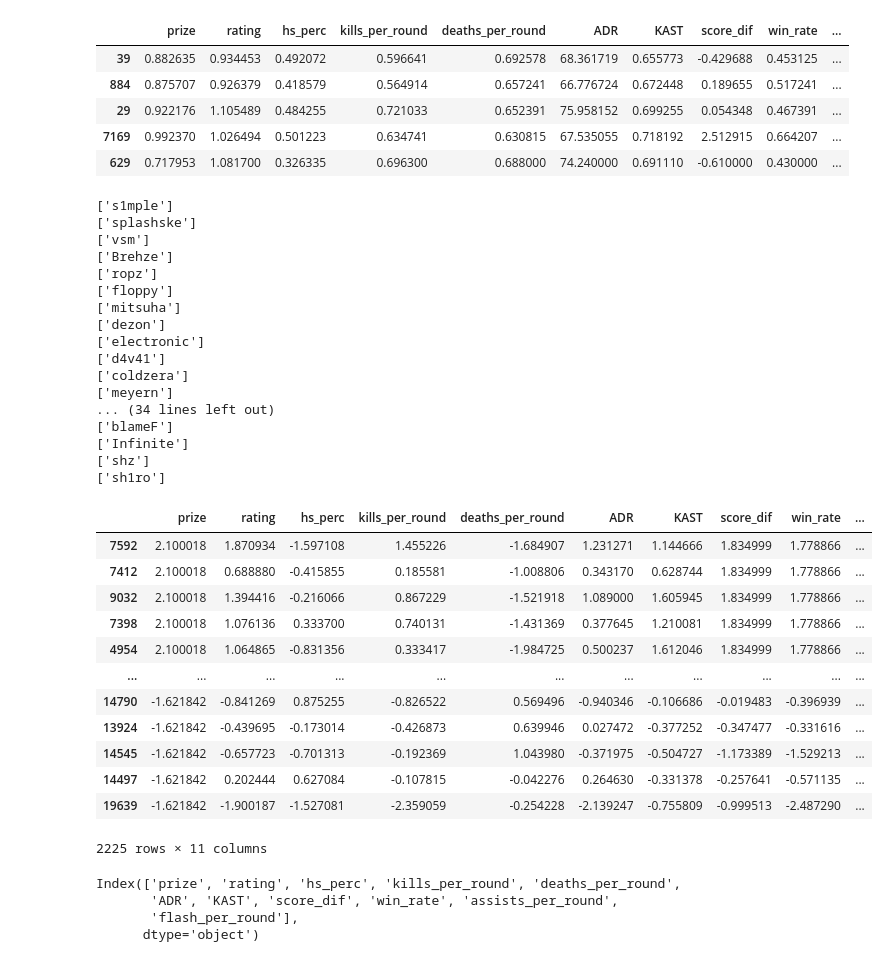
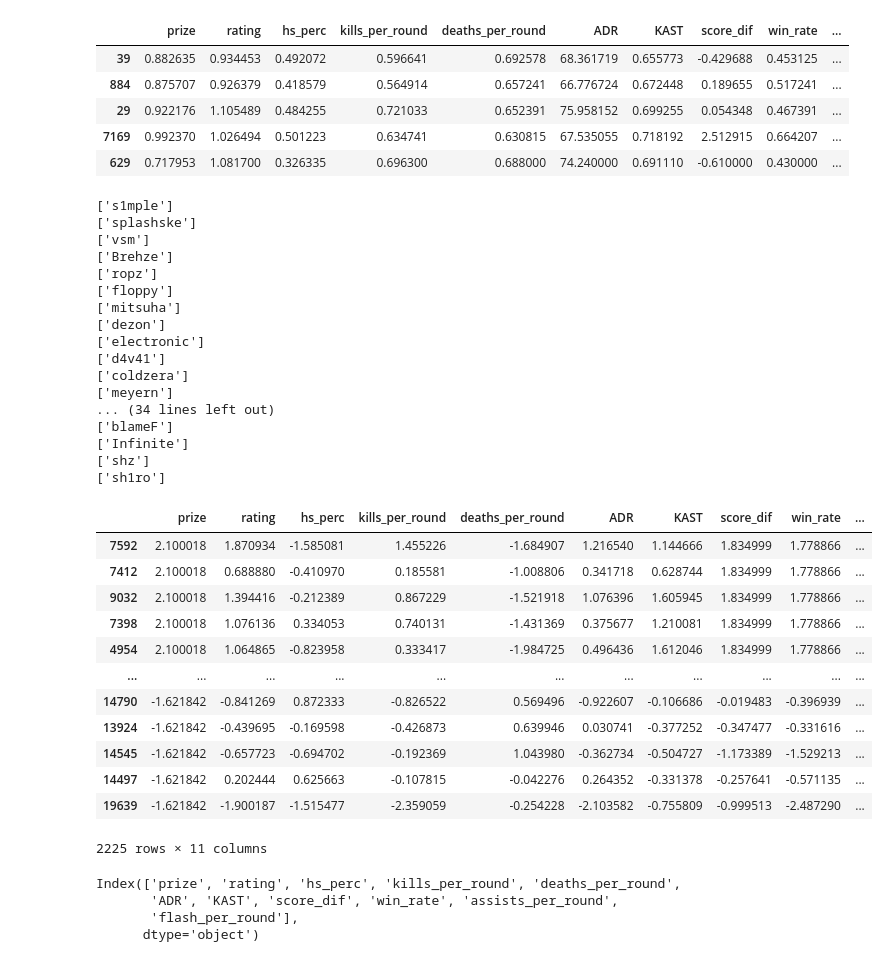
Before and after one commit to emmanuel-garza/insight-csgo, a Jupyter notebook: similarity_score.ipynb, the cells around one changed output. Cells and saved outputs as stored; diff of their text form; code cells hidden in the pictures.

```diff
--- a/similarity_score.ipynb
+++ b/similarity_score.ipynb
@@ -82,6 +82,7 @@ df.head()
 player_id = 7998
 
 df = pd.DataFrame.from_dict(player_aux,orient='index')
+df = df.fillna(0)
 
 #df = df.drop(['win_rate','score_dif','KAST','assists_per_round','flash_per_round'],axis=1)
 # df = df.drop(['flash_per_round'],axis=1)
@@ -103,44 +104,44 @@ for column in df:
 
 df_dist = df_dist.sort_values('dist',ascending=True)
 
 #df_dist = df_dist.head(n=20).sort_values('prize',ascending=True)
 
 for player_id in df_dist.index[:50]:
     print( dict_player[player_id].player_name.unique() )
 
 
 df_aux = df[ df.index.isin( df_dist.index.values ) ]
 df_aux.sort_values('prize',ascending=False)
 # %% [output]
 ['s1mple']
 ['splashske']
 ['vsm']
 ['Brehze']
 ['ropz']
 ['floppy']
 ['mitsuha']
 ['dezon']
 ['electronic']
 ['d4v41']
 ['coldzera']
 ['meyern']
 ... (34 lines left out)
 ['blameF']
 ['Infinite']
 ['shz']
 ['sh1ro']
 |  | prize | rating | hs_perc | kills_per_round | deaths_per_round | ADR | KAST | score_dif | win_rate | ... |
-| 7592 | 2.100018 | 1.870934 | -1.597108 | 1.455226 | -1.684907 | 1.231271 | 1.144666 | 1.834999 | 1.778866 | ... |
-| 7412 | 2.100018 | 0.688880 | -0.415855 | 0.185581 | -1.008806 | 0.343170 | 0.628744 | 1.834999 | 1.778866 | ... |
-| 9032 | 2.100018 | 1.394416 | -0.216066 | 0.867229 | -1.521918 | 1.089000 | 1.605945 | 1.834999 | 1.778866 | ... |
-| 7398 | 2.100018 | 1.076136 | 0.333700 | 0.740131 | -1.431369 | 0.377645 | 1.210081 | 1.834999 | 1.778866 | ... |
-| 4954 | 2.100018 | 1.064865 | -0.831356 | 0.333417 | -1.984725 | 0.500237 | 1.612046 | 1.834999 | 1.778866 | ... |
+| 7592 | 2.100018 | 1.870934 | -1.585081 | 1.455226 | -1.684907 | 1.216540 | 1.144666 | 1.834999 | 1.778866 | ... |
+| 7412 | 2.100018 | 0.688880 | -0.410970 | 0.185581 | -1.008806 | 0.341718 | 0.628744 | 1.834999 | 1.778866 | ... |
+| 9032 | 2.100018 | 1.394416 | -0.212389 | 0.867229 | -1.521918 | 1.076396 | 1.605945 | 1.834999 | 1.778866 | ... |
+| 7398 | 2.100018 | 1.076136 | 0.334053 | 0.740131 | -1.431369 | 0.375677 | 1.210081 | 1.834999 | 1.778866 | ... |
+| 4954 | 2.100018 | 1.064865 | -0.823958 | 0.333417 | -1.984725 | 0.496436 | 1.612046 | 1.834999 | 1.778866 | ... |
 | ... | ... | ... | ... | ... | ... | ... | ... | ... | ... | ... |
-| 14790 | -1.621842 | -0.841269 | 0.875255 | -0.826522 | 0.569496 | -0.940346 | -0.106686 | -0.019483 | -0.396939 | ... |
-| 13924 | -1.621842 | -0.439695 | -0.173014 | -0.426873 | 0.639946 | 0.027472 | -0.377252 | -0.347477 | -0.331616 | ... |
-| 14545 | -1.621842 | -0.657723 | -0.701313 | -0.192369 | 1.043980 | -0.371975 | -0.504727 | -1.173389 | -1.529213 | ... |
-| 14497 | -1.621842 | 0.202444 | 0.627084 | -0.107815 | -0.042276 | 0.264630 | -0.331378 | -0.257641 | -0.571135 | ... |
-| 19639 | -1.621842 | -1.900187 | -1.527081 | -2.359059 | -0.254228 | -2.139247 | -0.755809 | -0.999513 | -2.487290 | ... |
+| 14790 | -1.621842 | -0.841269 | 0.872333 | -0.826522 | 0.569496 | -0.922607 | -0.106686 | -0.019483 | -0.396939 | ... |
+| 13924 | -1.621842 | -0.439695 | -0.169598 | -0.426873 | 0.639946 | 0.030741 | -0.377252 | -0.347477 | -0.331616 | ... |
+| 14545 | -1.621842 | -0.657723 | -0.694702 | -0.192369 | 1.043980 | -0.362734 | -0.504727 | -1.173389 | -1.529213 | ... |
+| 14497 | -1.621842 | 0.202444 | 0.625663 | -0.107815 | -0.042276 | 0.264352 | -0.331378 | -0.257641 | -0.571135 | ... |
+| 19639 | -1.621842 | -1.900187 | -1.515477 | -2.359059 | -0.254228 | -2.103582 | -0.755809 | -0.999513 | -2.487290 | ... |
 2225 rows × 11 columns
 # %%
 df.keys()
```
Also changed, not shown: parts of 1 cell of this notebook, 2 other files.
